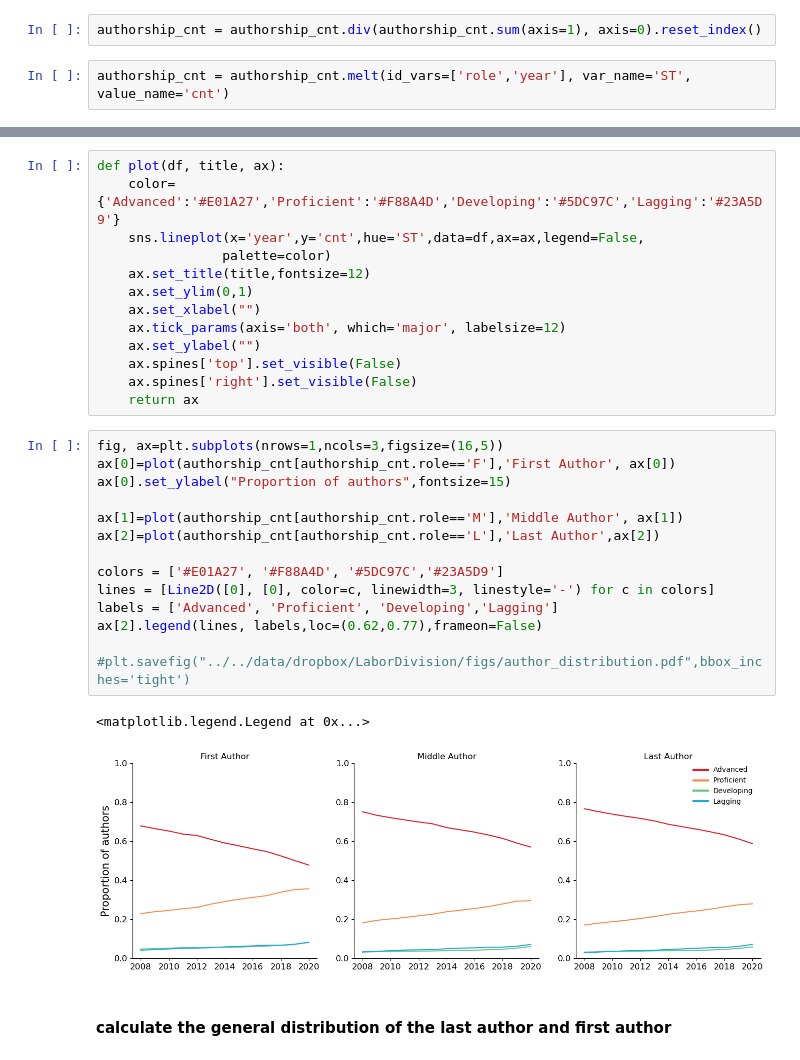
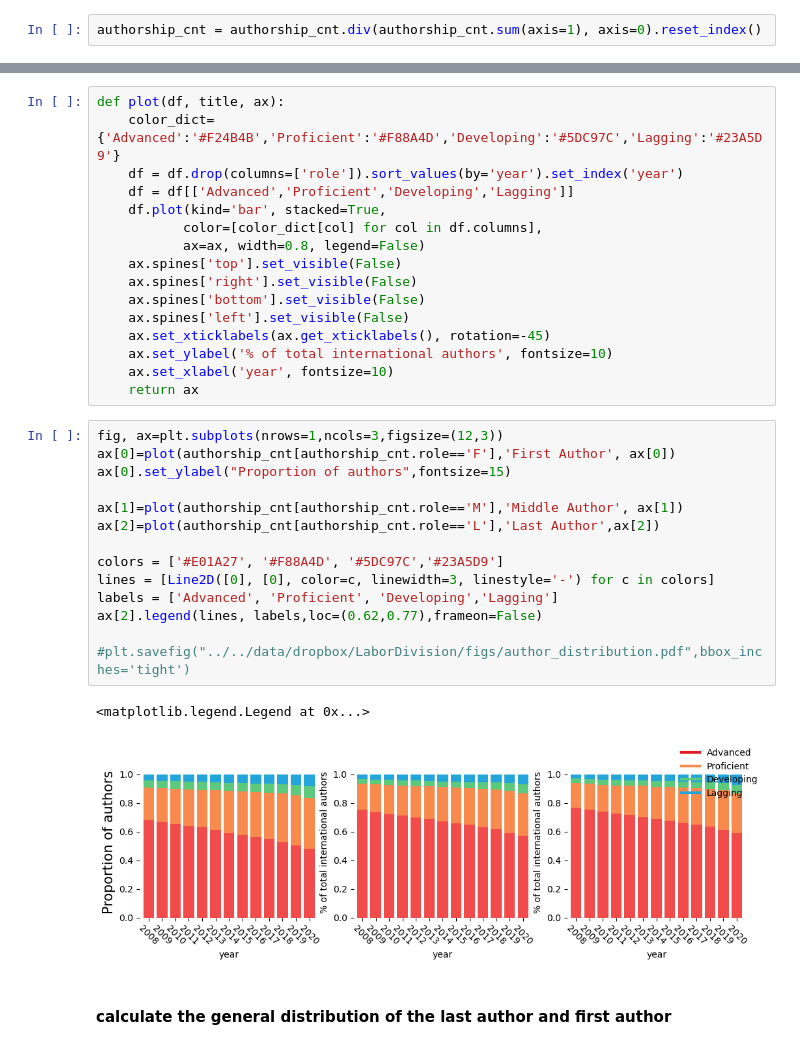
Before and after one commit to LiliMiaohub/international_collaboration, a Jupyter notebook: exps/authorship_distribution/author_distribution.ipynb, the cells around one changed output, grey strips where cells are left out. Drawn from its saved outputs; the diff is of its cells as text.

Commit message:
update workflow with revision about visualization

```diff
--- a/exps/authorship_distribution/author_distribution.ipynb
+++ b/exps/authorship_distribution/author_distribution.ipynb
@@ -37,6 +41,4 @@ authorship_cnt = pub_df.groupby(by=['role','year','ST']).size().reset_index(name
 authorship_cnt = authorship_cnt.pivot(index=['role','year'], columns=['ST'], values='cnt')
 # %%
 authorship_cnt = authorship_cnt.div(authorship_cnt.sum(axis=1), axis=0).reset_index()
-# %%
-authorship_cnt = authorship_cnt.melt(id_vars=['role','year'], var_name='ST', value_name='cnt')
 # %%
@@ -58,33 +50,36 @@ authorship_cnt
 # %%
 def plot(df, title, ax):
-    color={'Advanced':'#E01A27','Proficient':'#F88A4D','Developing':'#5DC97C','Lagging':'#23A5D9'}
-    sns.lineplot(x='year',y='cnt',hue='ST',data=df,ax=ax,legend=False,
-                palette=color)
-    ax.set_title(title,fontsize=12)
-    ax.set_ylim(0,1)
-    ax.set_xlabel("")
-    ax.tick_params(axis='both', which='major', labelsize=12)
-    ax.set_ylabel("")
+    color_dict={'Advanced':'#F24B4B','Proficient':'#F88A4D','Developing':'#5DC97C','Lagging':'#23A5D9'}
+    df = df.drop(columns=['role']).sort_values(by='year').set_index('year')
+    df = df[['Advanced','Proficient','Developing','Lagging']]
+    df.plot(kind='bar', stacked=True,
+           color=[color_dict[col] for col in df.columns],
+           ax=ax, width=0.8, legend=False)
     ax.spines['top'].set_visible(False)
     ax.spines['right'].set_visible(False)
+    ax.spines['bottom'].set_visible(False)
+    ax.spines['left'].set_visible(False)
+    ax.set_xticklabels(ax.get_xticklabels(), rotation=-45)
+    ax.set_ylabel('% of total international authors', fontsize=10)
+    ax.set_xlabel('year', fontsize=10)
     return ax
 # %%
-fig, ax=plt.subplots(nrows=1,ncols=3,figsize=(16,5))
+fig, ax=plt.subplots(nrows=1,ncols=3,figsize=(12,3))
 ax[0]=plot(authorship_cnt[authorship_cnt.role=='F'],'First Author', ax[0])
 ax[0].set_ylabel("Proportion of authors",fontsize=15)
 
 ax[1]=plot(authorship_cnt[authorship_cnt.role=='M'],'Middle Author', ax[1])
 ax[2]=plot(authorship_cnt[authorship_cnt.role=='L'],'Last Author',ax[2])
 
 colors = ['#E01A27', '#F88A4D', '#5DC97C','#23A5D9']
 lines = [Line2D([0], [0], color=c, linewidth=3, linestyle='-') for c in colors]
 labels = ['Advanced', 'Proficient', 'Developing','Lagging']
 ax[2].legend(lines, labels,loc=(0.62,0.77),frameon=False)
 
 #plt.savefig("../../data/dropbox/LaborDivision/figs/author_distribution.pdf",bbox_inches='tight')
 # %% [output]
 <matplotlib.legend.Legend at 0x...>
-[figure, old version]
+[figure, new version]
 # %% [markdown]
 #### calculate the general distribution of the last author and first author
 # %%
```
Also changed, not shown: parts of 2 cells of this notebook, 48 other files.
